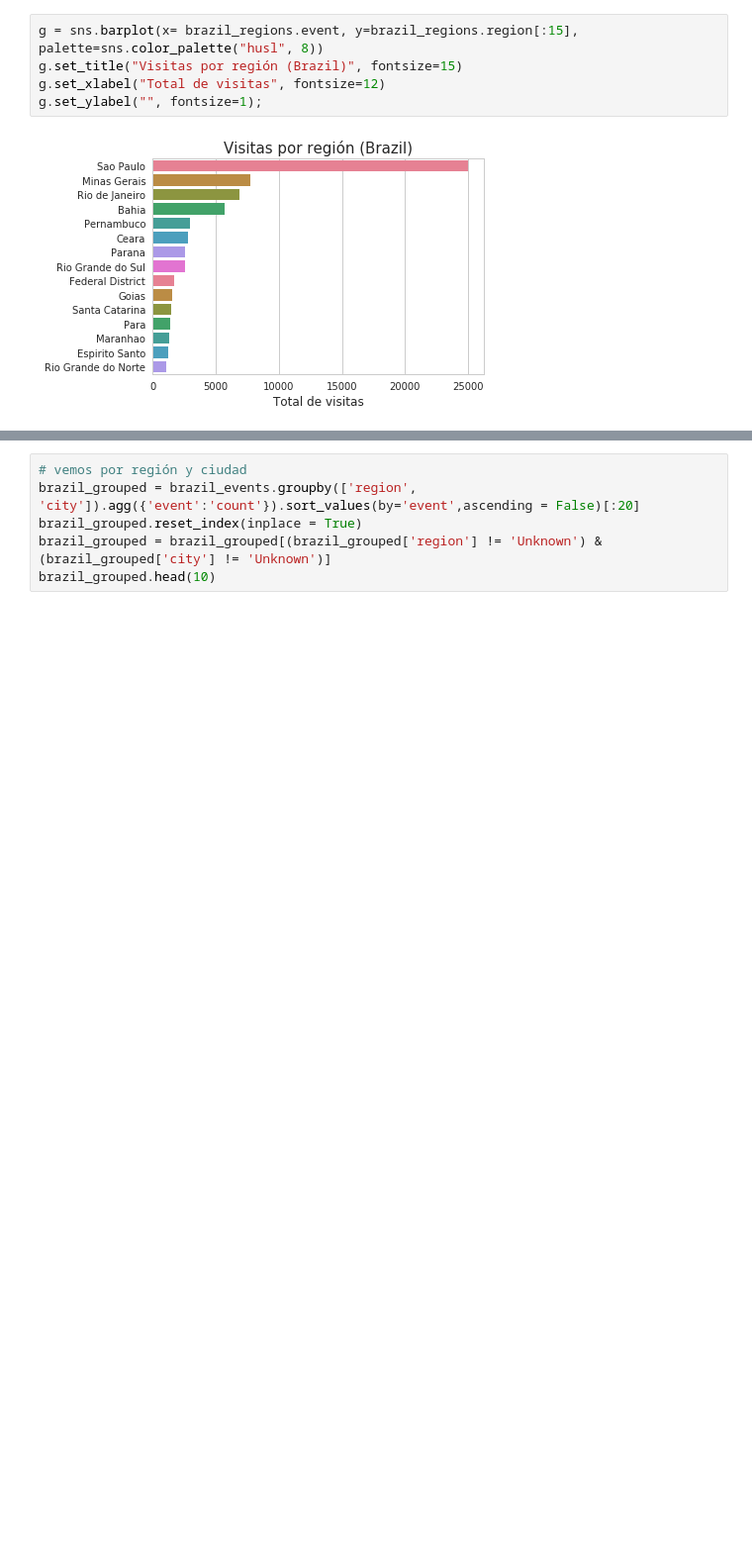
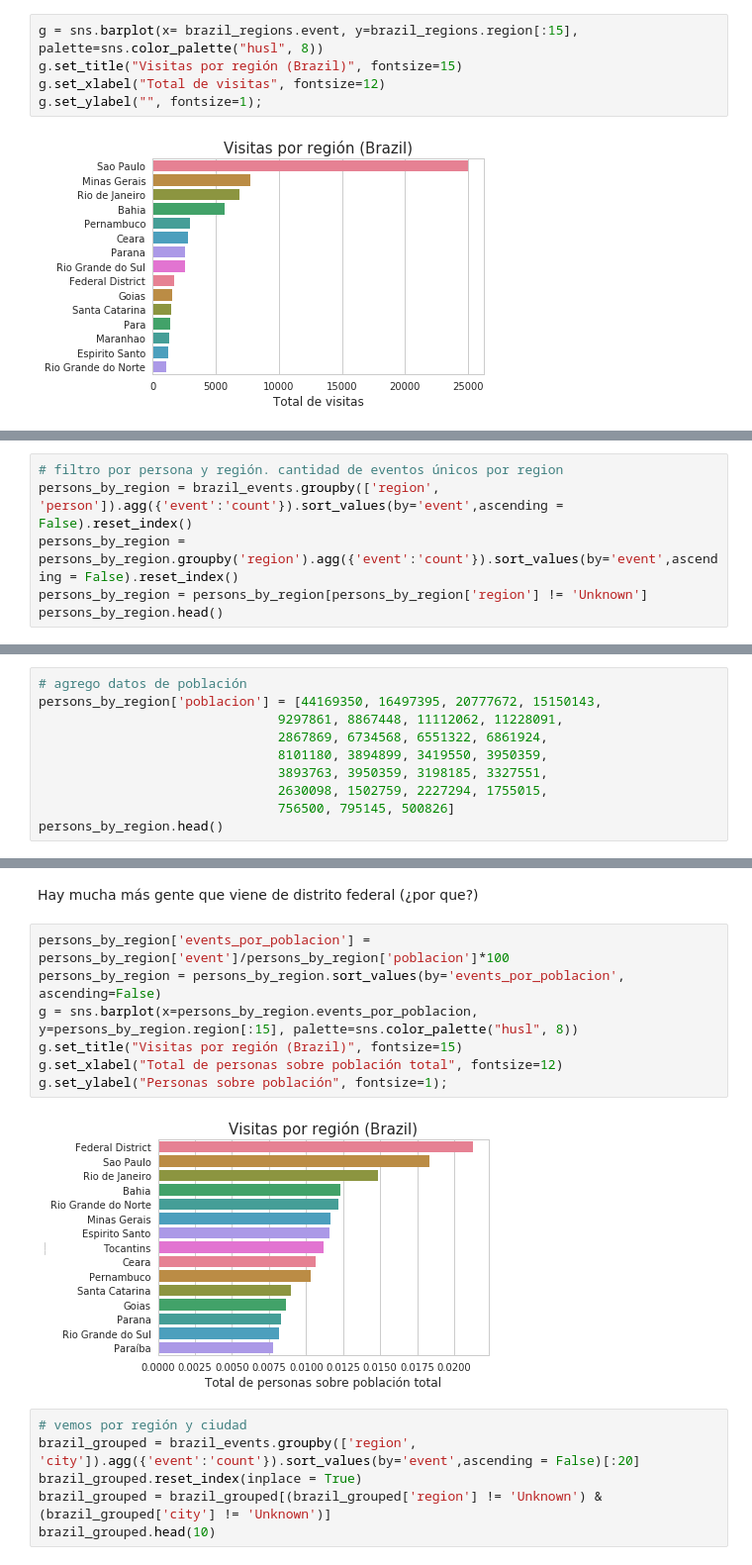
Before and after one commit to jowisaidman/tp1_analisis_exploratorio, a Jupyter notebook: Notebooks/Camila/Resumen/location_analisis.ipynb, the cells around one changed output, grey strips where cells are left out. Shown at 99% size. Drawn from its saved outputs; the diff is of its cells as text; blank space fills up the shorter version.

```diff
--- a/Notebooks/Camila/Resumen/location_analisis.ipynb
+++ b/Notebooks/Camila/Resumen/location_analisis.ipynb
@@ -87,0 +88,6 @@ Se corresponde con las ciudades de mayor población #fuente: wikipedia
+# %%
+# filtro por persona y región. cantidad de eventos únicos por region
+persons_by_region = brazil_events.groupby(['region', 'person']).agg({'event':'count'}).sort_values(by='event',ascending = False).reset_index()
+persons_by_region = persons_by_region.groupby('region').agg({'event':'count'}).sort_values(by='event',ascending = False).reset_index()
+persons_by_region = persons_by_region[persons_by_region['region'] != 'Unknown']
+persons_by_region.head()
@@ -87,0 +101,10 @@ Se corresponde con las ciudades de mayor población #fuente: wikipedia
+# %%
+# agrego datos de población
+persons_by_region['poblacion'] = [44169350, 16497395, 20777672, 15150143,
+                               9297861, 8867448, 11112062, 11228091,
+                               2867869, 6734568, 6551322, 6861924,
+                               8101180, 3894899, 3419550, 3950359,
+                               3893763, 3950359, 3198185, 3327551,
+                               2630098, 1502759, 2227294, 1755015,
+                               756500, 795145, 500826]
+persons_by_region.head()
@@ -88,3 +118,14 @@ Se corresponde con las ciudades de mayor población #fuente: wikipedia
+# %% [markdown]
+Hay mucha más gente que viene de distrito federal (¿por que?)
+# %%
+persons_by_region['events_por_poblacion'] = persons_by_region['event']/persons_by_region['poblacion']*100
+persons_by_region = persons_by_region.sort_values(by='events_por_poblacion', ascending=False)
+g = sns.barplot(x=persons_by_region.events_por_poblacion, y=persons_by_region.region[:15], palette=sns.color_palette("husl", 8))
+g.set_title("Visitas por región (Brazil)", fontsize=15)
+g.set_xlabel("Total de personas sobre población total", fontsize=12)
+g.set_ylabel("Personas sobre población", fontsize=1);
+# %% [output]
+[figure, added]
 # %%
 # vemos por región y ciudad
 brazil_grouped = brazil_events.groupby(['region', 'city']).agg({'event':'count'}).sort_values(by='event',ascending = False)[:20]
```
Also changed, not shown: parts of 3 cells of this notebook, 1 other file.
